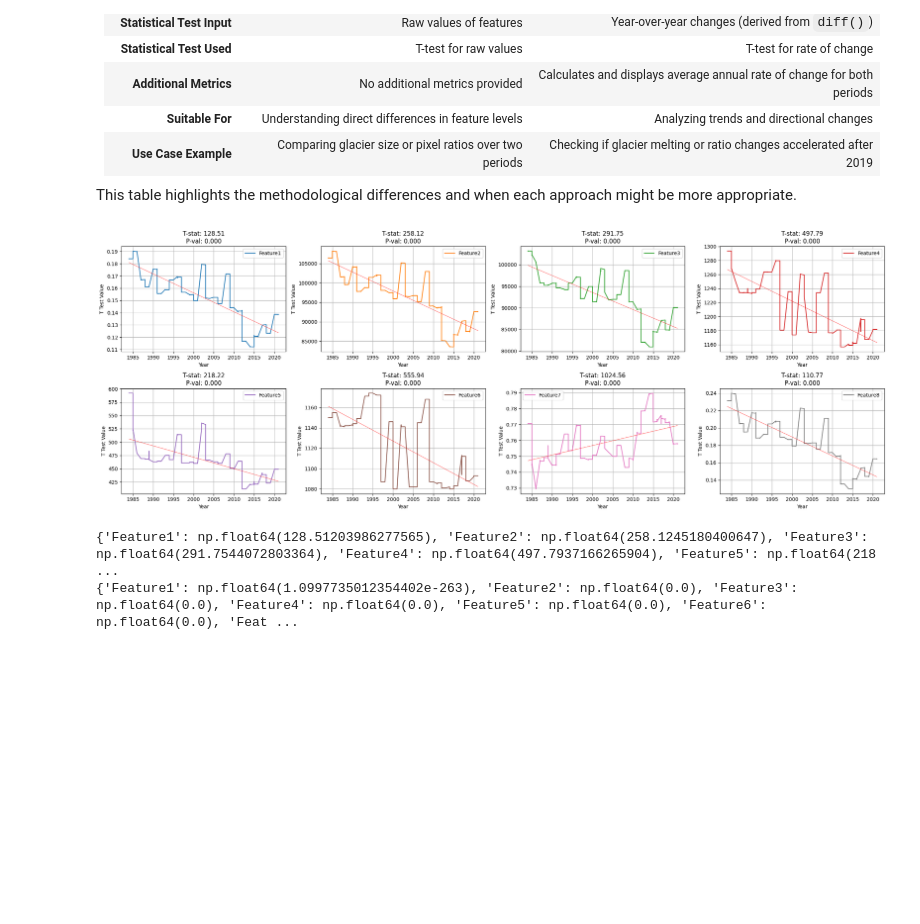
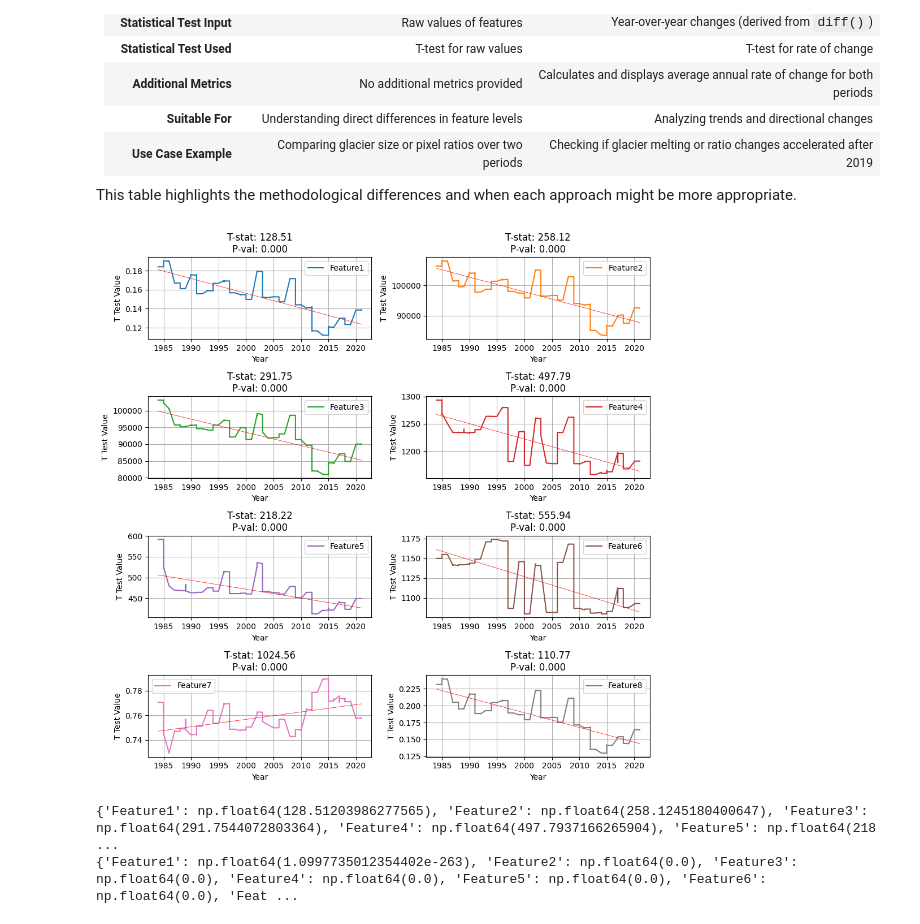
Before and after one commit to harsh125op/waterLevel, a Jupyter notebook: 5_Data_Analatics.ipynb, the cells around one changed output. Drawn from its saved outputs; the diff is of its cells as text; code cells hidden in the pictures; blank space fills up the shorter version.

```diff
--- a/5_Data_Analatics.ipynb
+++ b/5_Data_Analatics.ipynb
@@ -193,9 +193,9 @@ detect_outliers(data)
 | Feature7 | 0.717250 | 0.800850 | 0 |
 | Feature8 | 0.110663 | 0.261162 | 0 |
 # %%
-plt.figure(figsize=(10, 4))
+plt.figure(figsize=(6.5, 3.5))
 for i, col in enumerate(data.columns, 1):
-    plt.subplot(2, 6, i)
+    plt.subplot(2, 4, i)
     sns.boxplot(y=data[col])
     plt.title(col)
 
@@ -470,7 +470,7 @@ p_values = {feature: stat[1] for feature, stat in results.items()}
 
 # Plotting the t-statistics for each feature with individual y-axis values
 num_features = len(data.columns)
-fig, axes = plt.subplots(2, 4, figsize=(22, 8), sharey=False)  # Separate y-axis per plot
+fig, axes = plt.subplots(4, 2, figsize=(10, 10), sharey=False)  # Separate y-axis per plot
 
 axes = axes.flatten()
 for i, feature in enumerate(data.columns):
@@ -481,34 +481,34 @@ for i, feature in enumerate(data.columns):
     x_data_reshaped = x_data.values.reshape(-1, 1)
     y_data_values = y_data.values
 
     # Fit a linear regression model
     model = LinearRegression()
     model.fit(x_data_reshaped, y_data_values)
 
     # Predict y values using the model
     y_pred = model.predict(x_data_reshaped)
 
     # Plot the original data
     axes[i].plot(x_data, y_data, label=f'{feature}', color=f'C{i}')
 
     # Plot the best fit line
     axes[i].plot(x_data, y_pred, color='red', linestyle='-', linewidth=0.5, )
 
     # Set title with t-statistics and p-values
     axes[i].set_title(f'T-stat: {t_stats[feature]:.2f}\nP-val: {p_values[feature]:.3f}')
     axes[i].grid(True)
     axes[i].set_xlabel('Year')
     axes[i].set_ylabel('T Test Value')
     axes[i].legend()
 
 # Remove unused subplots (if any)
 for j in range(num_features, len(axes)):
     fig.delaxes(axes[j])
 
 plt.tight_layout()
 plt.show()
 # %% [output]
-[figure, old version]
+[figure, new version]
 # %%
 print(t_stats)
 print(p_values)
```
Also changed, not shown: parts of 3 cells of this notebook.
